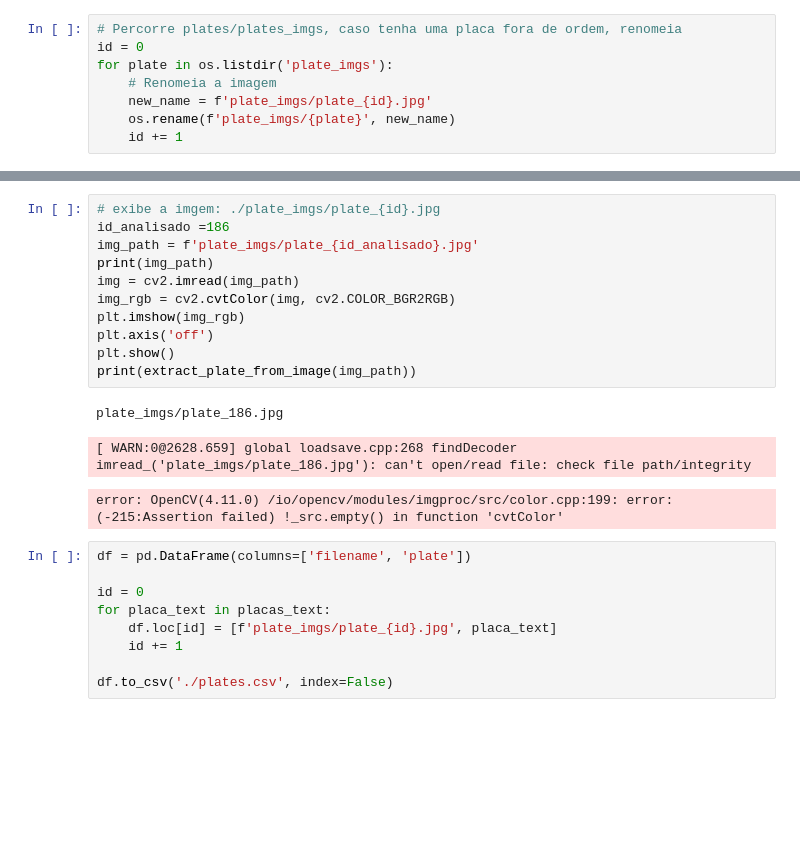
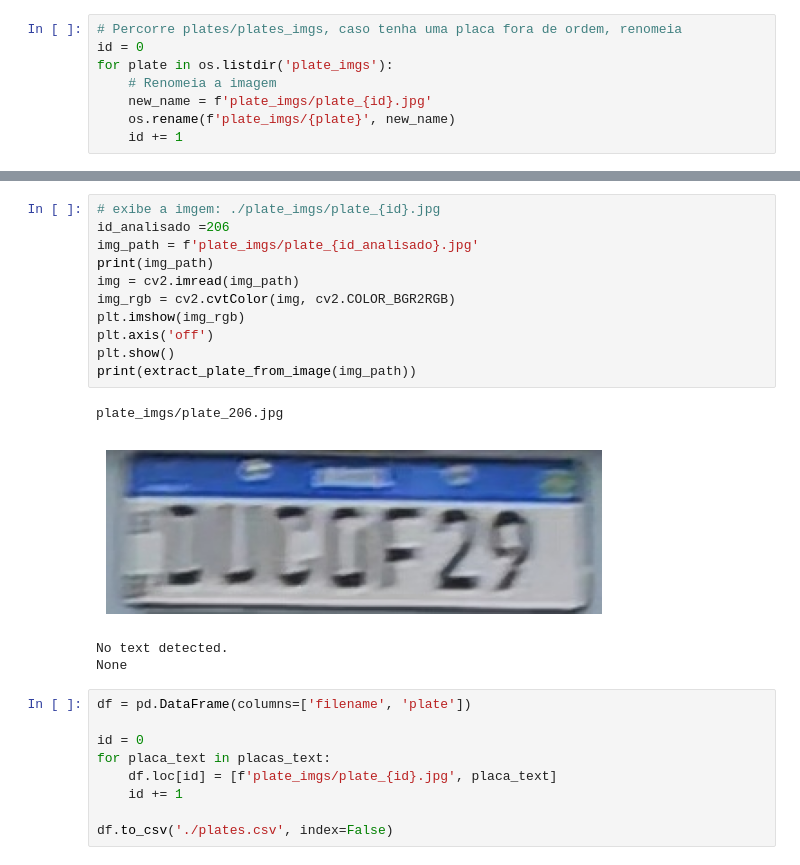
Before and after one commit to devluisrodrigues/compvis-car, a Jupyter notebook: plates/dataset.ipynb, the cells around one changed output, grey strips where cells are left out. Saved outputs shown, nothing was run; the diff lists cells and outputs as text; blank space fills up the shorter version.

```diff
--- a/plates/dataset.ipynb
+++ b/plates/dataset.ipynb
@@ -393,18 +413,19 @@ placas_text[169]
 # %%
 # exibe a imgem: ./plate_imgs/plate_{id}.jpg
-id_analisado =186
+id_analisado =206
 img_path = f'plate_imgs/plate_{id_analisado}.jpg'
 print(img_path)
 img = cv2.imread(img_path)
 img_rgb = cv2.cvtColor(img, cv2.COLOR_BGR2RGB)
 plt.imshow(img_rgb)
 plt.axis('off')
 plt.show()
 print(extract_plate_from_image(img_path))
 # %% [output]
-plate_imgs/plate_186.jpg
+plate_imgs/plate_206.jpg
+[figure, added]
-[ WARN:0@2628.659] global loadsave.cpp:268 findDecoder imread_('plate_imgs/plate_186.jpg'): can't open/read file: check file path/integrity
+No text detected.
+None
-error: OpenCV(4.11.0) /io/opencv/modules/imgproc/src/color.cpp:199: error: (-215:Assertion failed) !_src.empty() in function 'cvtColor'
 # %%
 df = pd.DataFrame(columns=['filename', 'plate'])
 
```
Also changed, not shown: parts of 2 cells of this notebook, 21 other files.
